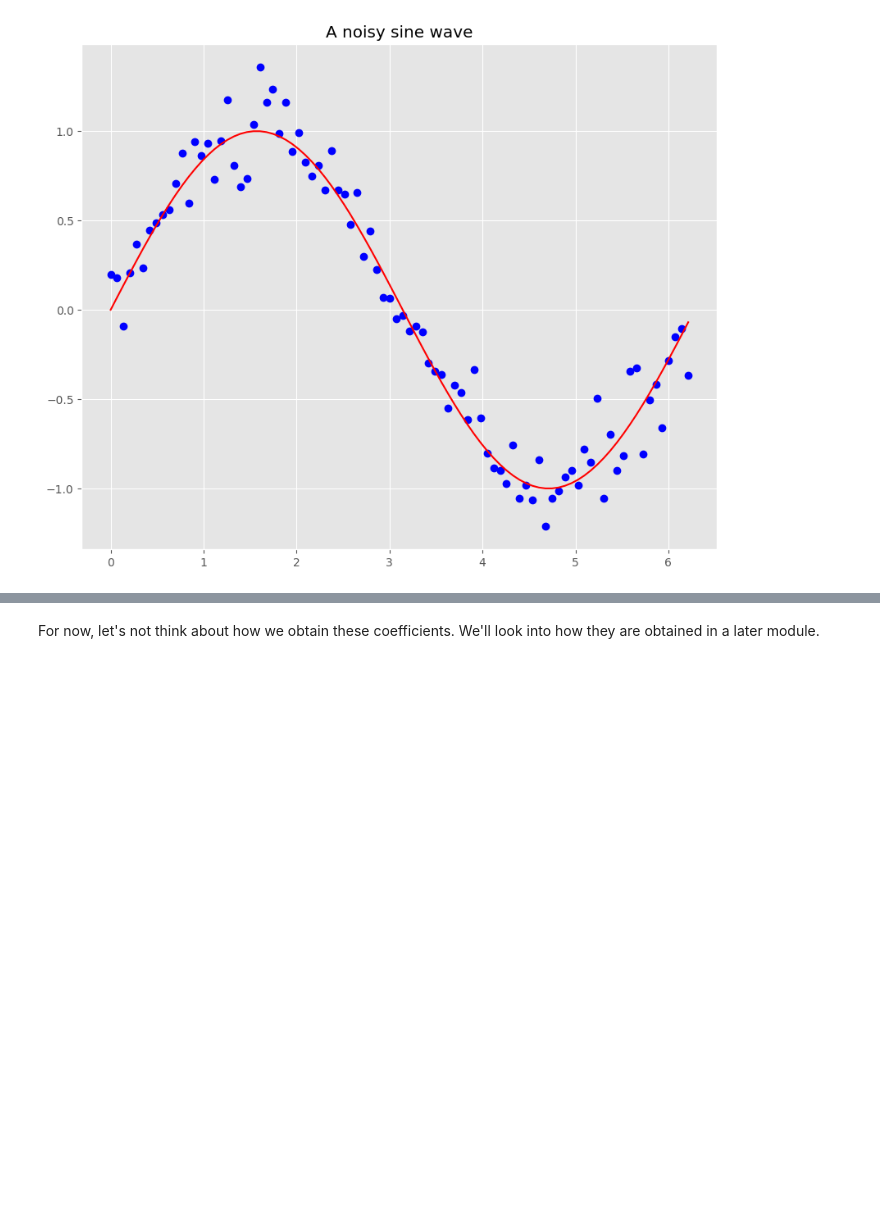
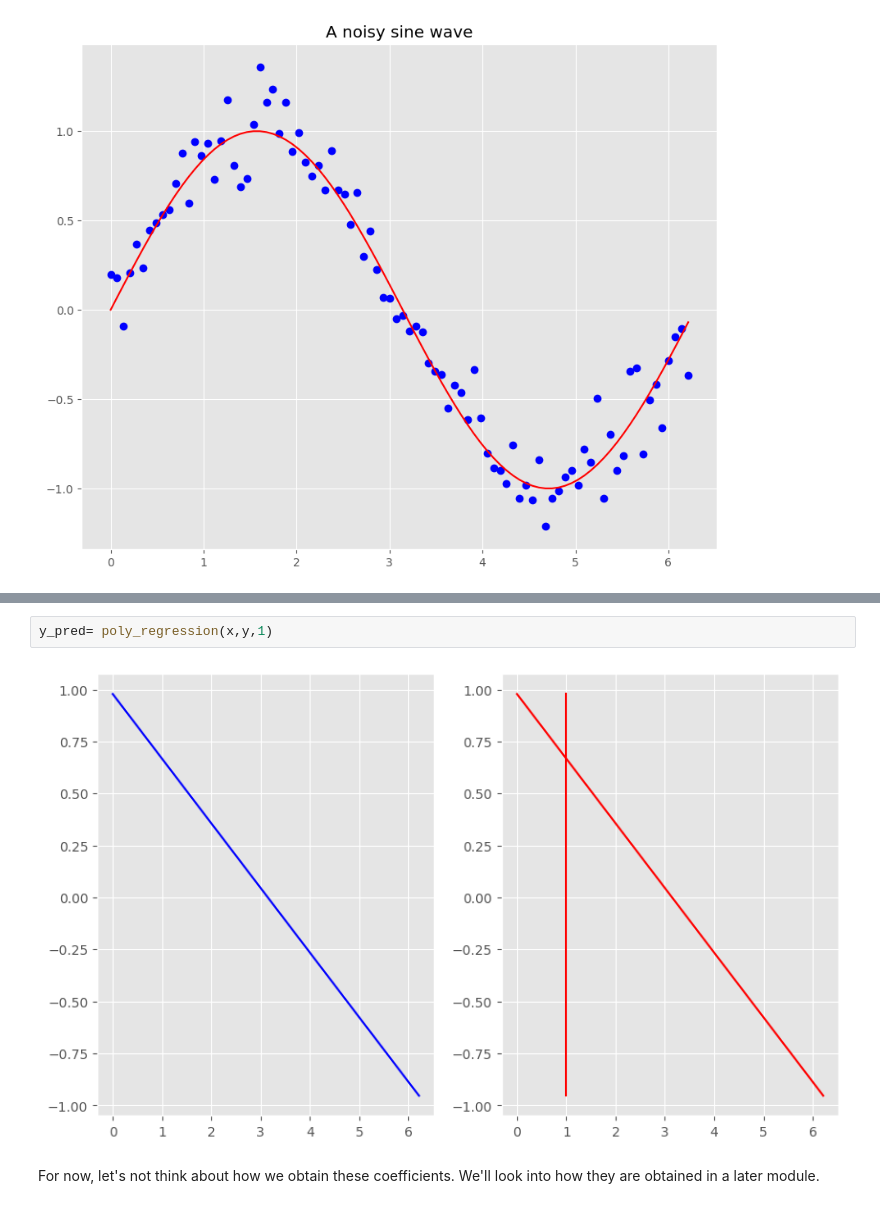
Before and after one commit to taif-ghazali/IHUB-Cohort, a Jupyter notebook: AIML_Module_3_Lab_3_regression.ipynb, the cells around one changed output, grey strips where cells are left out. Cells and saved outputs as stored; diff of their text form; blank space fills up the shorter version.

```diff
--- a/AIML_Module_3_Lab_3_regression.ipynb
+++ b/AIML_Module_3_Lab_3_regression.ipynb
@@ -79,3 +83,7 @@ Coefficients obtained:
+# %%
+y_pred= poly_regression(x,y,1)
+# %% [output]
+[figure, added]
 # %% [markdown]
 For now, let's not think about how we obtain these coefficients. We'll look into how they are obtained in a later module.
 # %%
```
Also changed, not shown: parts of 8 cells of this notebook.
